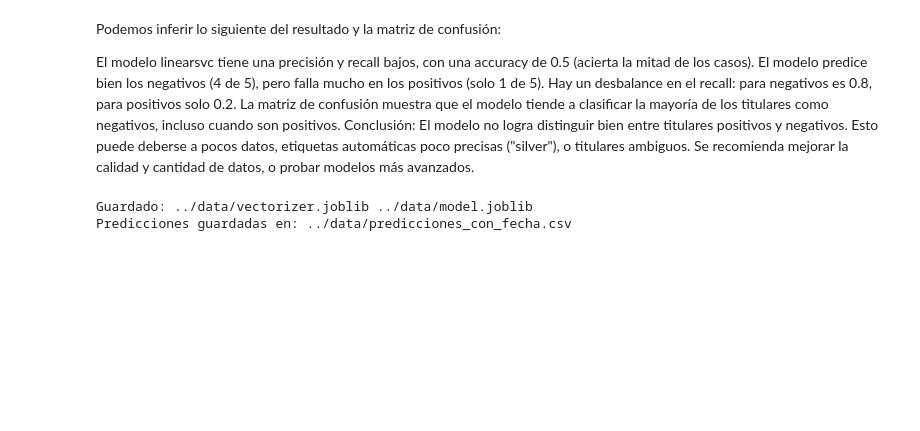
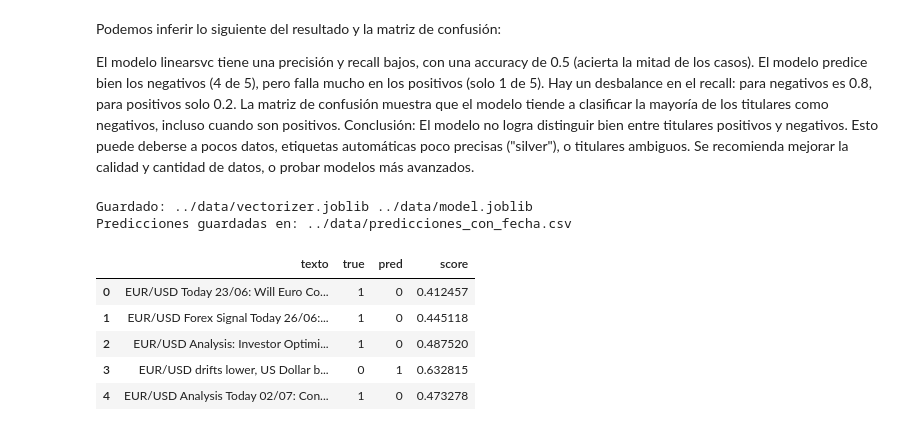
Before and after one commit to AnnaPChop/forex-sentiment-analysis, a Jupyter notebook: notebooks/02_modelo_sentimiento.ipynb, the cells around one changed output. Cells and saved outputs as stored; diff of their text form; code cells hidden in the pictures; blank space fills up the shorter version.

Commit message:
add  error verification

```diff
--- a/notebooks/02_modelo_sentimiento.ipynb
+++ b/notebooks/02_modelo_sentimiento.ipynb
@@ -454,3 +454,19 @@ print("Predicciones guardadas en:", out_csv)
 # %% [output]
 Guardado: ../data/vectorizer.joblib ../data/model.joblib
 Predicciones guardadas en: ../data/predicciones_con_fecha.csv
+# %%
+# Errores frecuentes (inspección rápida)
+err_idx = np.where(pred != y_test)[0][:20]
+pd.DataFrame({
+    "texto": test_df.iloc[err_idx][text_col].values,
+    "true": y_test[err_idx],
+    "pred": pred[err_idx],
+    "score": proba[err_idx] if proba is not None else np.nan
+})
+# %% [output]
+|  | texto | true | pred | score |
+| 0 | EUR/USD Today 23/06: Will Euro Co... | 1 | 0 | 0.412457 |
+| 1 | EUR/USD Forex Signal Today 26/06:... | 1 | 0 | 0.445118 |
+| 2 | EUR/USD Analysis: Investor Optimi... | 1 | 0 | 0.487520 |
+| 3 | EUR/USD drifts lower, US Dollar b... | 0 | 1 | 0.632815 |
+| 4 | EUR/USD Analysis Today 02/07: Con... | 1 | 0 | 0.473278 |
```
